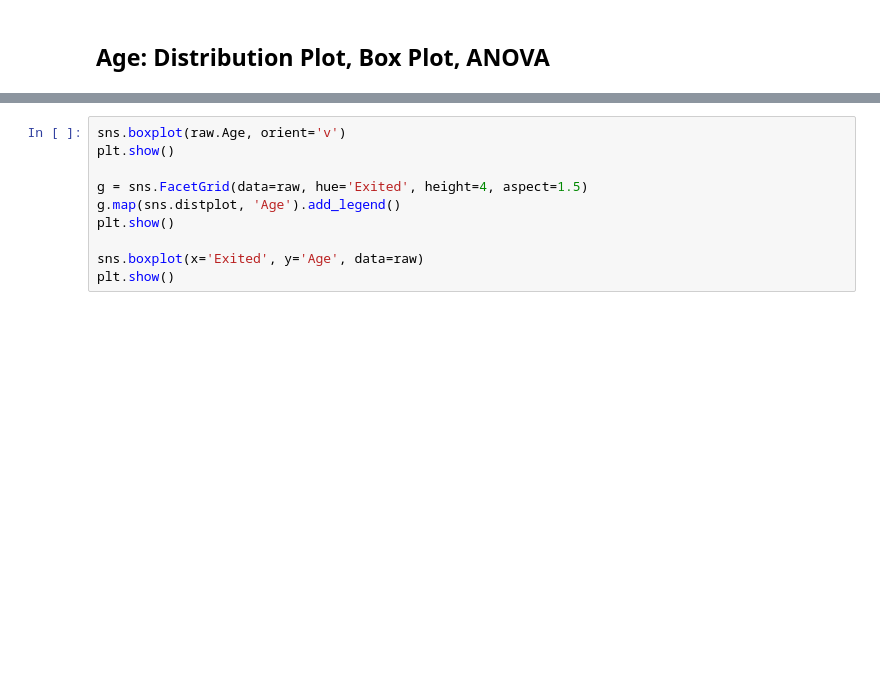
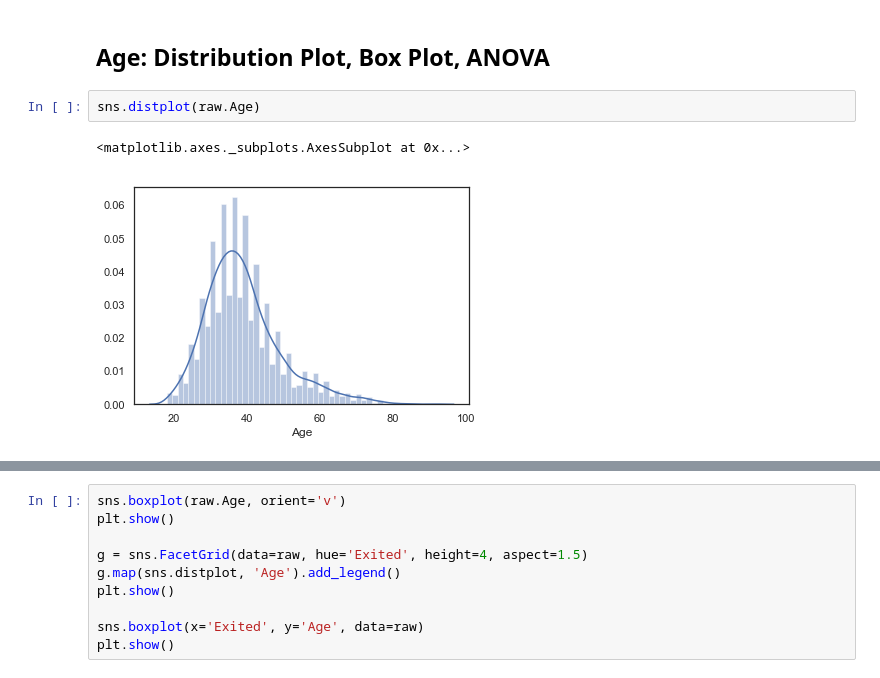
Before and after one commit to CloudMile/allianz_courses, a Jupyter notebook: use_case/solution/eda_finance_customer_churn.ipynb, the cells around one changed output, grey strips where cells are left out. Cells and saved outputs as stored; diff of their text form; blank space fills up the shorter version.

```diff
--- a/use_case/solution/eda_finance_customer_churn.ipynb
+++ b/use_case/solution/eda_finance_customer_churn.ipynb
@@ -177,3 +177,8 @@ Name: Exited, dtype: float64
 # 單變數分析: Numeric Features
 # %% [markdown]
 ## Age: Distribution Plot, Box Plot, ANOVA
+# %%
+sns.distplot(raw.Age)
+# %% [output]
+<matplotlib.axes._subplots.AxesSubplot at 0x...>
+[figure, added]
```
Also changed, not shown: parts of 5 cells of this notebook, 5 other files.
